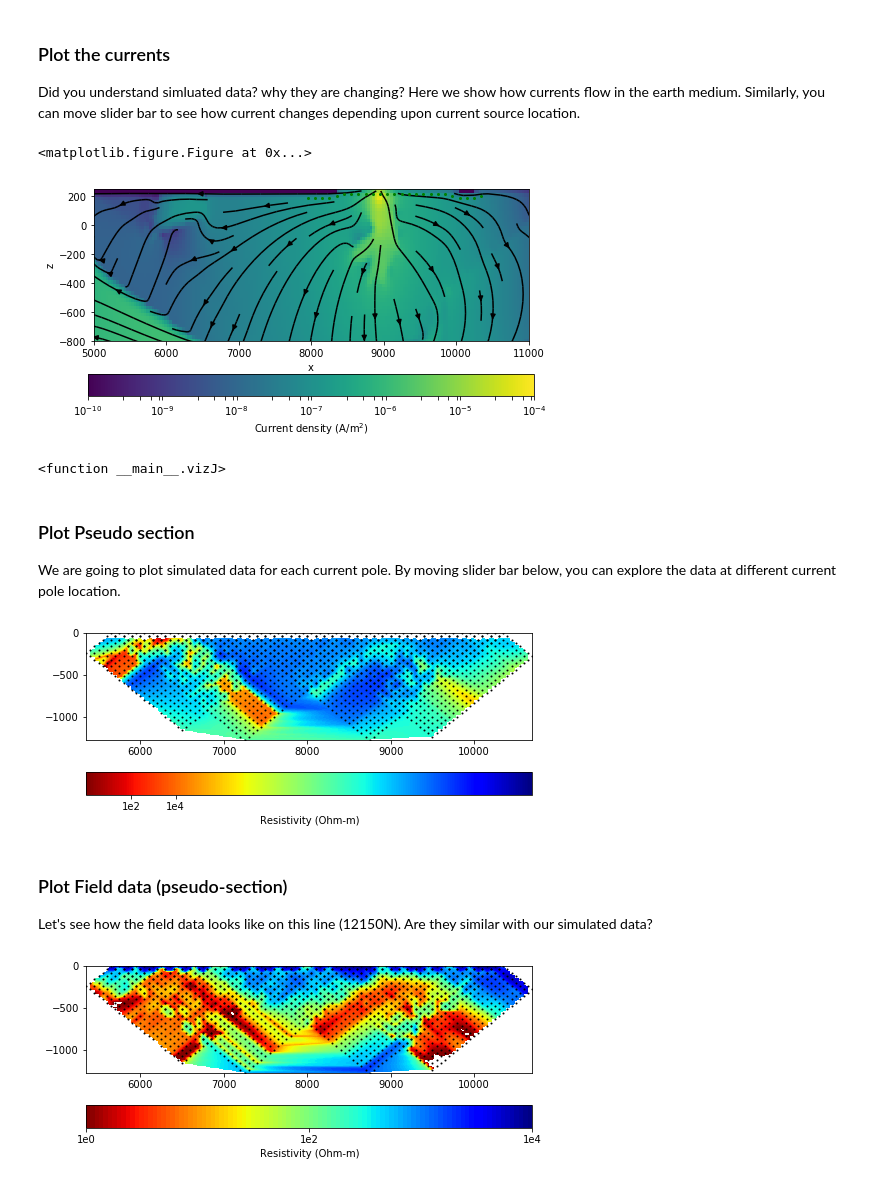
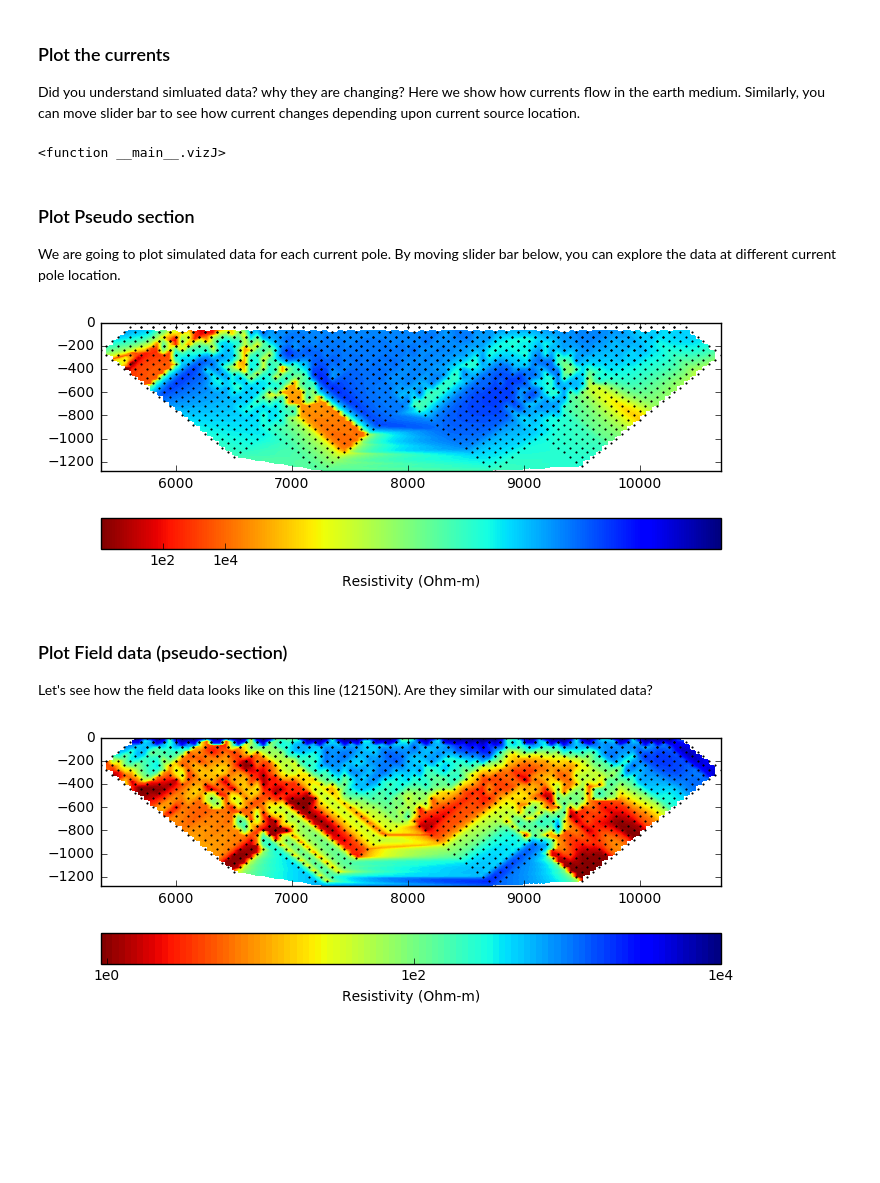
Before and after one commit to geoscixyz/computation, a Jupyter notebook: docs/case-studies/DCIP/Kevitsa_DC.ipynb, the cells around one changed output. Cells and saved outputs as stored; diff of their text form; code cells hidden in the pictures; blank space fills up the shorter version.

```diff
--- a/docs/case-studies/DCIP/Kevitsa_DC.ipynb
+++ b/docs/case-studies/DCIP/Kevitsa_DC.ipynb
@@ -19,8 +17,8 @@ Populating the interactive namespace from numpy and matplotlib
 We have stored the data and simulation mesh so that they can just be downloaded and used here
 # %%
 url = "https://storage.googleapis.com/simpeg/kevitsa_synthetic/"
-files = ['dcipdata_12150N.p', 'dcmesh.p']
-keys = ['data', 'mesh']
+files = ['dcipdata_12150N.txt', 'dc_mesh.txt', 'dc_sigma.txt', 'dc_topo.txt']
+keys = ['data', 'mesh', 'sigma', 'topo']
 downloads = Utils.download([url + f for f in files], folder='./KevitsaDC', overwrite=True)
 downloads = dict(zip(keys, downloads))
 # %% [output]
@@ -31,9 +37,9 @@ Downloading https://storage.googleapis.com/simpeg/kevitsa_synthetic/dcmesh.p
 Download completed!
 # %%
-dc_dict = pickle.load(open(downloads['mesh'], "rb"))
-mesh = dc_dict["mesh"]
-sigma = dc_dict["sigma"]
-topo = dc_dict["topo"]
+mesh = Mesh.TensorMesh.readUBC(downloads["mesh"])
+sigma = mesh.readModelUBC(downloads["sigma"])
+topo = np.loadtxt(downloads["topo"])
+dcipdata = np.loadtxt(downloads["data"])
 actind = ~np.isnan(sigma)
 mesh.plotGrid()
 # %% [output]
@@ -72,11 +78,12 @@ def getGeometricFactor(locA, locB, locsM, locsN, eps = 0.01):
     geometric = 1./(2*np.pi) * (1/MA - 1/NA)
     return geometric
 # %%
-dcipdata = pickle.load(open(downloads['data'], "rb"))
-A = dcipdata["A"]
-B = dcipdata["B"]
-M = dcipdata["M"]
-N = dcipdata["N"]
+
+A = dcipdata[:,:2]
+B = dcipdata[:,2:4]
+M = dcipdata[:,4:6]
+N = dcipdata[:,6:8]
+
 Elec_locs = np.vstack((A, B, M, N))
 uniqElec = Utils.uniqueRows(Elec_locs)
 nElec = len(uniqElec[1])
@@ -120,8 +127,8 @@ for iSrc in range (nSrc):
     src = EM.Static.DC.Src.Pole([rx], locA)
 #     src = EM.Static.DC.Src.Dipole([rx], locA, locB)
     geometric.append(getGeometricFactor(locA, locB, locsM, locsN))
-    appres.append(dcipdata["appRho"][inds])
-    voltage.append(dcipdata["Vp"][inds])
+    appres.append(dcipdata[:,8][inds])
+    voltage.append(dcipdata[:,9][inds])
     srcLists.append(src)
 inds_data = np.hstack(inds_data)
 geometric = np.hstack(geometric)
@@ -203,9 +209,7 @@ def vizJ(isrc):
     plt.show()
 interact(vizJ, isrc=(0, DCsurvey.nSrc-1, 1))
 # %% [output]
-<matplotlib.figure.Figure at 0x...>
+<function __main__.vizJ>
-[figure, removed]
-<function __main__.vizJ>
 # %% [markdown]
 ### Plot Pseudo section
 
@@ -219,19 +223,20 @@ cb = plt.colorbar(out[0], orientation="horizontal", format="1e%.0f", ticks=np.li
 cb.set_label("Resistivity (Ohm-m)")
 # plt.title("Line 12150N")
 # %% [output]
-[figure, old version]
+[figure, new version]
 # %% [markdown]
 ### Plot Field data (pseudo-section)
 
 Let's see how the field data looks like on this line (12150N). Are they similar with our simulated data?
 # %%
+
 vmin, vmax = 1, 1e4
-temp = dcipdata['appRho'].copy()
-temp[dcipdata['appRho']<vmin] = vmin
-temp[dcipdata['appRho']>vmax] = vmax
+temp = dcipdata[:,8].copy()
+temp[dcipdata[:,8]<vmin] = vmin
+temp[dcipdata[:,8]>vmax] = vmax
 out = Utils.plot2Ddata(np.c_[mid_x[inds_data], mid_z[inds_data]], temp[inds_data], ncontour=100, dataloc=True, scale="log")
 cb = plt.colorbar(out[0], orientation="horizontal", format="1e%.0f", ticks=np.linspace(np.log10(vmin), np.log10(vmax), 3))
 cb.set_label("Resistivity (Ohm-m)")
 # plt.title("Line 12150N")
 # %% [output]
-[figure, old version]
+[figure, new version]
```
Also changed, not shown: parts of 5 cells of this notebook, 3 other files.
